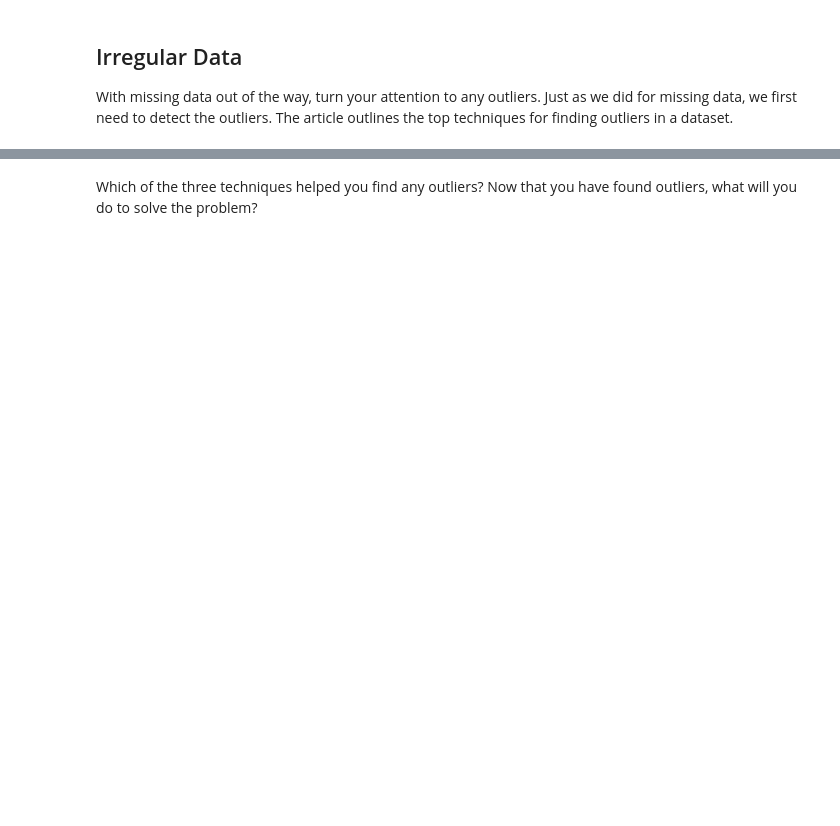
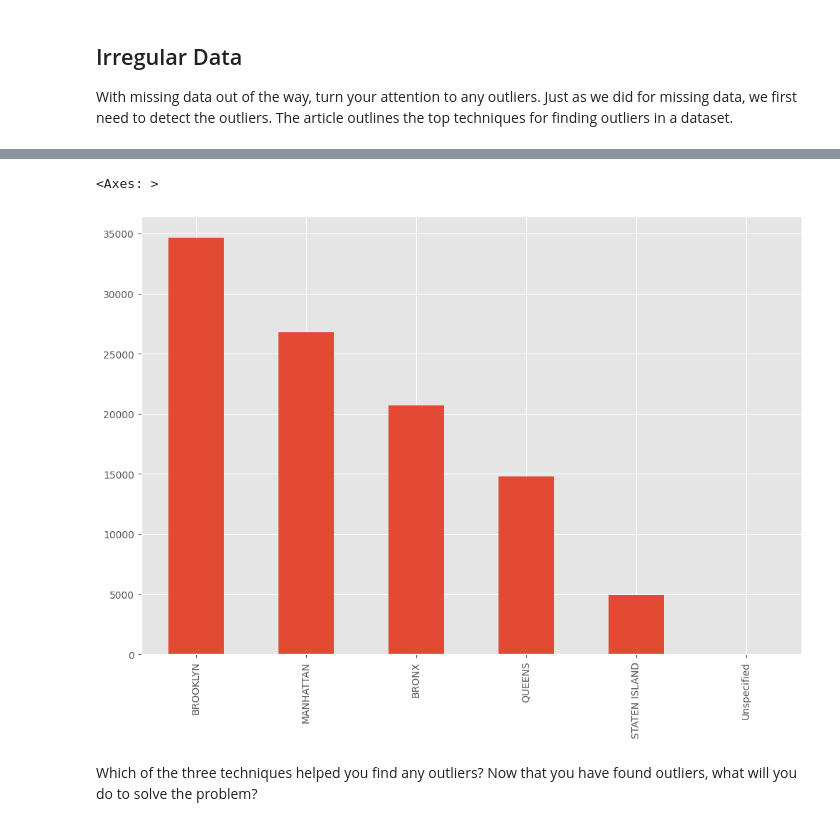
Before and after one commit to e3la/cleaning-data, a Jupyter notebook: Cleaning Data Exercises.ipynb, the cells around one changed output, grey strips where cells are left out. Saved outputs shown, nothing was run; the diff lists cells and outputs as text; code cells hidden in the pictures; blank space fills up the shorter version.

```diff
--- a/Cleaning Data Exercises.ipynb
+++ b/Cleaning Data Exercises.ipynb
@@ -150,5 +151,9 @@ With missing data out of the way, turn your attention to any outliers. Just as w
 # %%
 # Plot a bar chart
+df2_nomissing['Borough'].value_counts().plot(kind='bar')
+# %% [output]
+<Axes: >
+[figure, added]
 # %% [markdown]
 Which of the three techniques helped you find any outliers? Now that you have found outliers, what will you do to solve the problem?
 # %%
```
Also changed, not shown: parts of 13 cells of this notebook.
